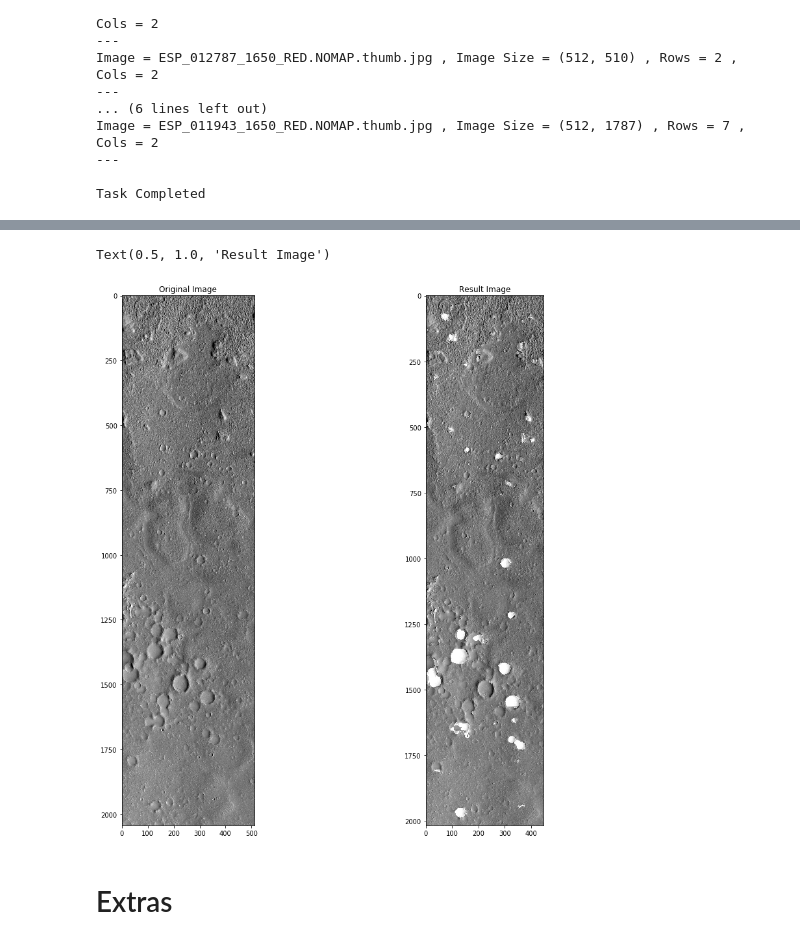
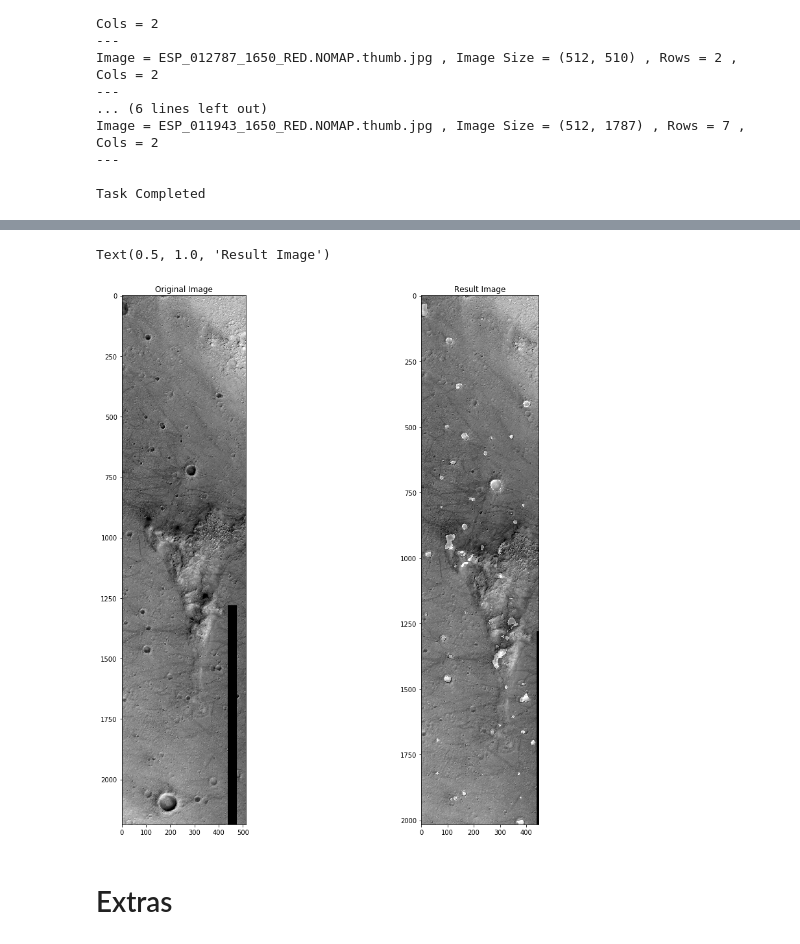
Before and after one commit to cienciaydatos/ai-challenge-mars, a Jupyter notebook: UNet/notebooks/Mars_ODE_Data_Pipeline_+_U_Net_Prediction.ipynb, the cells around one changed output, grey strips where cells are left out. Drawn from its saved outputs; the diff is of its cells as text; code cells hidden in the pictures.

```diff
--- a/UNet/notebooks/Mars_ODE_Data_Pipeline_+_U_Net_Prediction.ipynb
+++ b/UNet/notebooks/Mars_ODE_Data_Pipeline_+_U_Net_Prediction.ipynb
@@ -340,15 +345,16 @@ Task Completed
 # %%
-img_name = image_names[0]
+IMG_NUMBER = 4  # Enter any number in the closed interval [0, len(image_names) - 1]
+img_name = image_names[IMG_NUMBER]
 
 fig, ax = plt.subplots(1, 2, figsize=(15, 15))
 ax[0].imshow(mpimg.imread(img_name), cmap='gray')
 ax[0].set_title('Original Image')
 ax[1].imshow(mpimg.imread(results_path/get_result_name(img_name)), cmap='gray')
 ax[1].set_title('Result Image')
 # print('Image Classes Detected:', get_img_classes_result()[img_name])
 # %% [output]
 Text(0.5, 1.0, 'Result Image')
-[figure, old version]
+[figure, new version]
 # %% [markdown]
 # Extras
 # %% [markdown]
```
Also changed, not shown: parts of 5 cells of this notebook.
